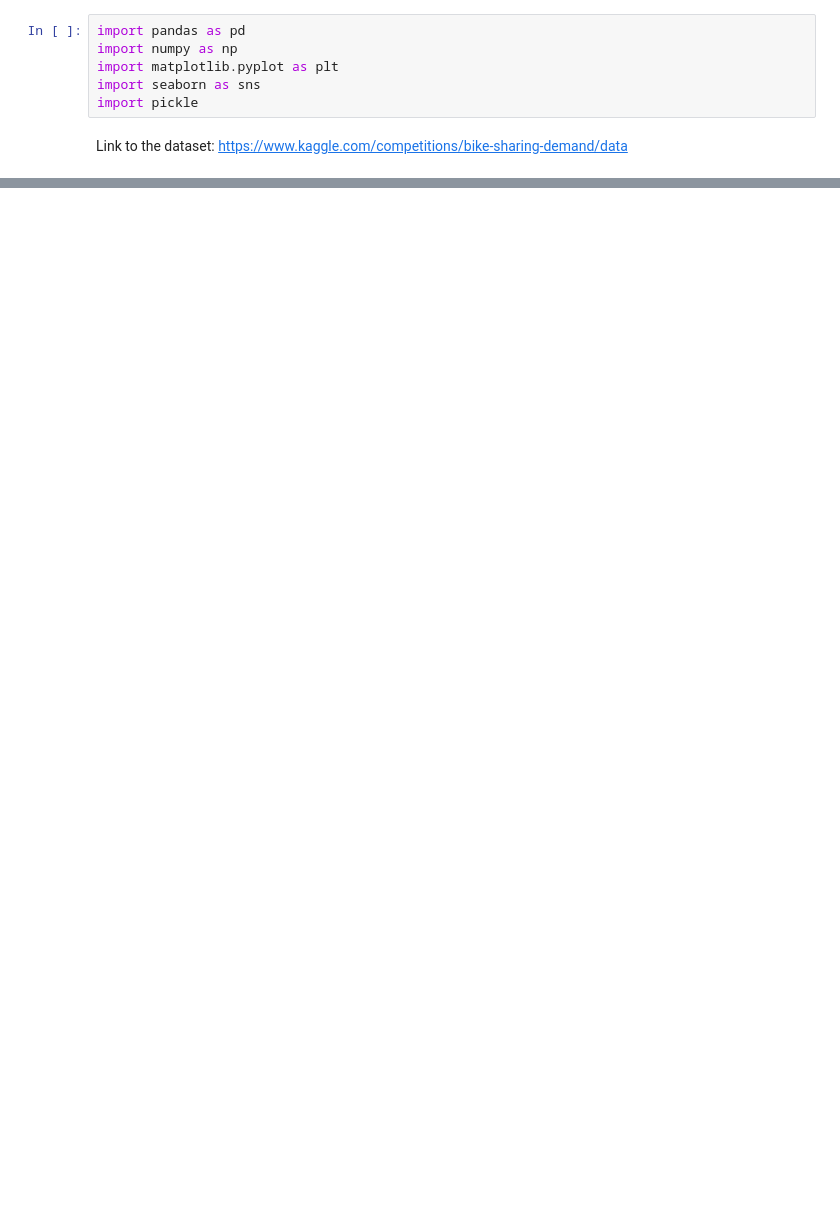
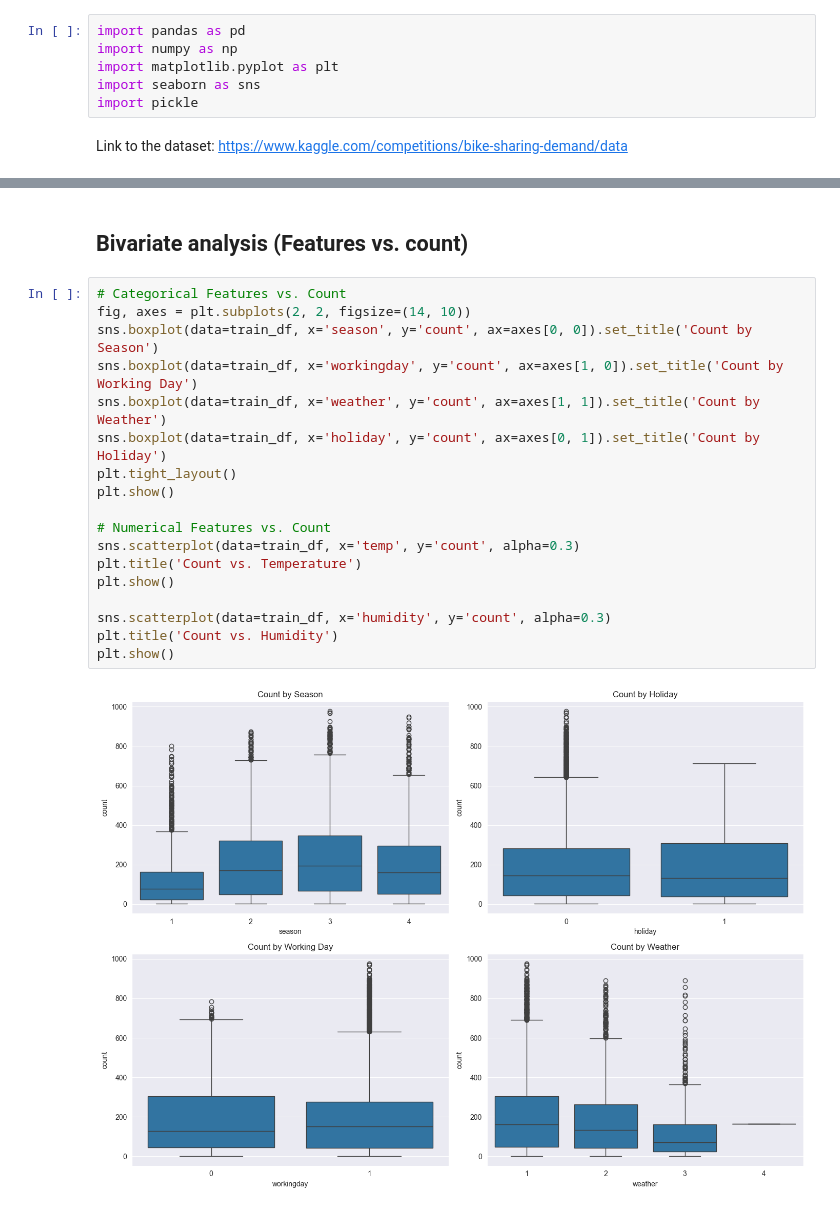
Before and after one commit to nicolas-hbt/machine-learning-zoomcamp-homework, a Jupyter notebook: midterm_project/analysis.ipynb, the cells around one changed output, grey strips where cells are left out. Saved outputs shown, nothing was run; the diff lists cells and outputs as text; blank space fills up the shorter version.

```diff
--- a/midterm_project/analysis.ipynb
+++ b/midterm_project/analysis.ipynb
@@ -127,0 +145,22 @@ plt.savefig('images/numerical_features_distribution.png')
+# %% [markdown]
+## Bivariate analysis (Features vs. count)
+# %%
+# Categorical Features vs. Count
+fig, axes = plt.subplots(2, 2, figsize=(14, 10))
+sns.boxplot(data=train_df, x='season', y='count', ax=axes[0, 0]).set_title('Count by Season')
+sns.boxplot(data=train_df, x='workingday', y='count', ax=axes[1, 0]).set_title('Count by Working Day')
+sns.boxplot(data=train_df, x='weather', y='count', ax=axes[1, 1]).set_title('Count by Weather')
+sns.boxplot(data=train_df, x='holiday', y='count', ax=axes[0, 1]).set_title('Count by Holiday')
+plt.tight_layout()
+plt.show()
+
+# Numerical Features vs. Count
+sns.scatterplot(data=train_df, x='temp', y='count', alpha=0.3)
+plt.title('Count vs. Temperature')
+plt.show()
+
+sns.scatterplot(data=train_df, x='humidity', y='count', alpha=0.3)
+plt.title('Count vs. Humidity')
+plt.show()
+# %% [output]
+[figure, added]
```
Also changed, not shown: parts of 35 cells of this notebook.
